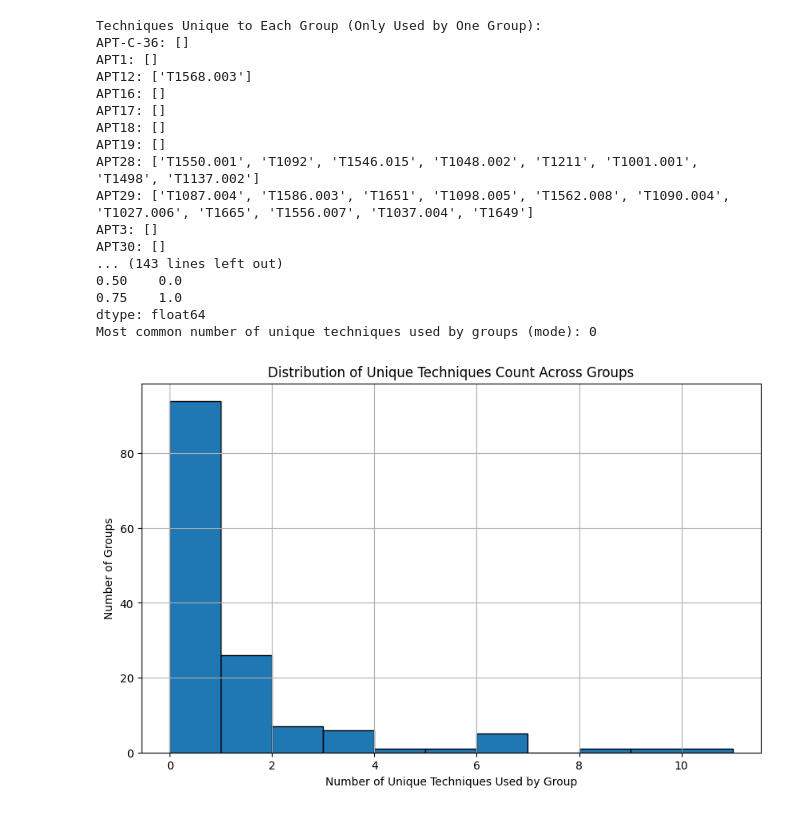
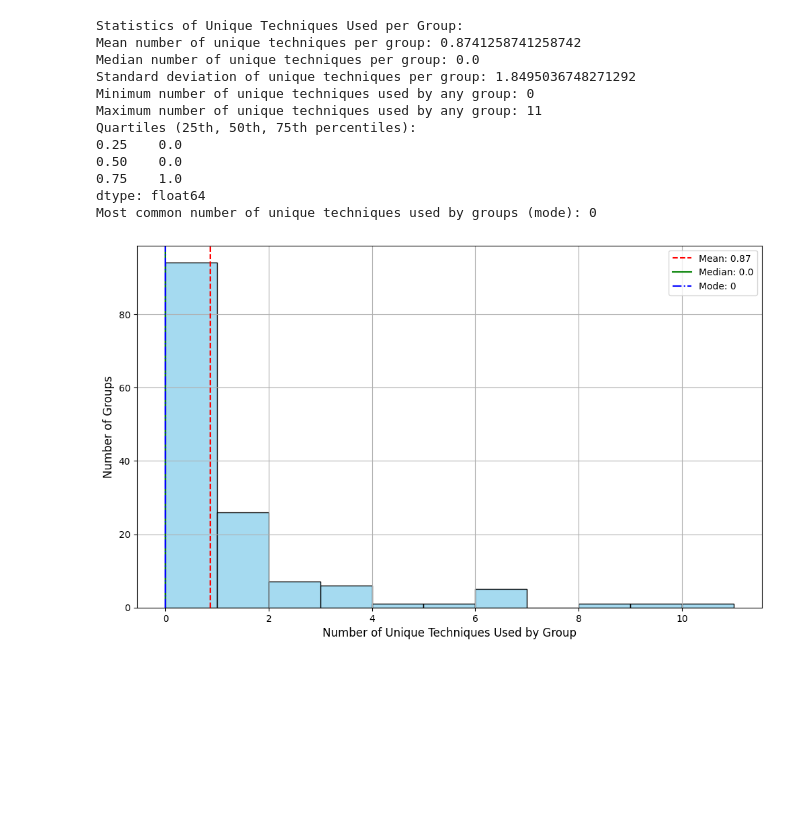
Before and after one commit to sahaaakanksha7/CTITTP, a Jupyter notebook: MITREgroup.ipynb, the cells around one changed output. Cells and saved outputs as stored; diff of their text form; code cells hidden in the pictures; blank space fills up the shorter version.

Commit message:
With added graphs

```diff
--- a/MITREgroup.ipynb
+++ b/MITREgroup.ipynb
@@ -218,6 +311,7 @@ Most common number of techniques used by groups (mode): 9
 # %%
 import pandas as pd
 import matplotlib.pyplot as plt
+import seaborn as sns
 
 def analyze_techniques(csv_file):
     """
@@ -281,58 +375,75 @@ def analyze_techniques(csv_file):
     return (unique_techniques_per_group, most_common_techniques,
             unique_techniques_per_group_only, mean_unique, median_unique,
             std_unique, min_unique, max_unique, quartiles_unique, mode_unique,
             unique_techniques_counts)
 
 # Example usage:
 csv_file = r"C:\Users\Aakanksha Saha\Downloads\enterprise-attack-v15.1-groups.xlsx"
 (unique_techniques_per_group, most_common_techniques, unique_techniques_per_group_only,
  mean_unique, median_unique, std_unique, min_unique, max_unique,
  quartiles_unique, mode_unique, unique_techniques_counts) = analyze_techniques(csv_file)
 
-# Print techniques that are unique to each group
-print("\nTechniques Unique to Each Group (Only Used by One Group):")
-empty_count = 0
-for group, techniques in unique_techniques_per_group_only.items():
-    print(f"{group}: {techniques}")
-    if not techniques:  # If the list is empty
-        empty_count += 1
-
-print(f"\nTotal number of groups with empty unique techniques list: {empty_count}")
 
 # Print statistical summary of unique techniques used by groups
 print(f"\nStatistics of Unique Techniques Used per Group:")
 print(f"Mean number of unique techniques per group: {mean_unique}")
 print(f"Median number of unique techniques per group: {median_unique}")
 print(f"Standard deviation of unique techniques per group: {std_unique}")
 print(f"Minimum number of unique techniques used by any group: {min_unique}")
 print(f"Maximum number of unique techniques used by any group: {max_unique}")
 print(f"Quartiles (25th, 50th, 75th percentiles):\n{quartiles_unique}")
 print(f"Most common number of unique techniques used by groups (mode): {mode_unique}")
 
 # Visualize distribution of unique techniques per group
-plt.figure(figsize=(10, 6))
-plt.hist(unique_techniques_counts, bins=range(min_unique, max_unique + 1), edgecolor='black')
-plt.title('Distribution of Unique Techniques Count Across Groups')
-plt.xlabel('Number of Unique Techniques Used by Group')
-plt.ylabel('Number of Groups')
+plt.figure(figsize=(12, 7))
+
+
+#Plot histogram
+sns.histplot(unique_techniques_counts, bins=range(min(unique_techniques_counts), max(unique_techniques_counts) + 1),
+                 color='skyblue', edgecolor='black', linewidth=1)
+
+# Add titles and labels
+#plt.title('Distribution of Unique Techniques Count Across APT Groups', fontsize=16)
+plt.xlabel('Number of Unique Techniques Used by Group', fontsize=12)
+plt.ylabel('Number of Groups', fontsize=12)
+
+# Annotate key statistics (mean, median, mode)
+plt.axvline(mean_unique, color='red', linestyle='--', linewidth=1.5, label=f'Mean: {mean_unique:.2f}')
+plt.axvline(median_unique, color='green', linestyle='-', linewidth=1.5, label=f'Median: {median_unique}')
+plt.axvline(mode_unique, color='blue', linestyle='-.', linewidth=1.5, label=f'Mode: {mode_unique}')
+
+# Display legend with key statistics
+plt.legend()
+
+# Enable grid for better readability
 plt.grid(True)
+
+# Save the figure as a PDF
+plt.savefig('unique_techniques_distribution.pdf', format='pdf', bbox_inches='tight')
+
+# Show the plot
 plt.show()
+
+# Print techniques that are unique to each group
+#print("\nTechniques Unique to Each Group (Only Used by One Group):")
+#empty_count = 0
+#for group, techniques in unique_techniques_per_group_only.items():
+#    print(f"{group}: {techniques}")
+#    if not techniques:  # If the list is empty
+#        empty_count += 1
+
+#print(f"\nTotal number of groups with empty unique techniques list: {empty_count}")
 # %% [output]
-Techniques Unique to Each Group (Only Used by One Group):
-APT-C-36: []
-APT1: []
-APT12: ['T1568.003']
-APT16: []
-APT17: []
-APT18: []
-APT19: []
-APT28: ['T1550.001', 'T1092', 'T1546.015', 'T1048.002', 'T1211', 'T1001.001', 'T1498', 'T1137.002']
-APT29: ['T1087.004', 'T1586.003', 'T1651', 'T1098.005', 'T1562.008', 'T1090.004', 'T1027.006', 'T1665', 'T1556.007', 'T1037.004', 'T1649']
-APT3: []
-APT30: []
-... (143 lines left out)
+Statistics of Unique Techniques Used per Group:
+Mean number of unique techniques per group: 0.8741258741258742
+Median number of unique techniques per group: 0.0
+Standard deviation of unique techniques per group: 1.8495036748271292
+Minimum number of unique techniques used by any group: 0
+Maximum number of unique techniques used by any group: 11
+Quartiles (25th, 50th, 75th percentiles):
+0.25    0.0
 0.50    0.0
 0.75    1.0
 dtype: float64
 Most common number of unique techniques used by groups (mode): 0
-[figure, old version]
+[figure, new version]
```
Also changed, not shown: parts of 6 cells of this notebook.
